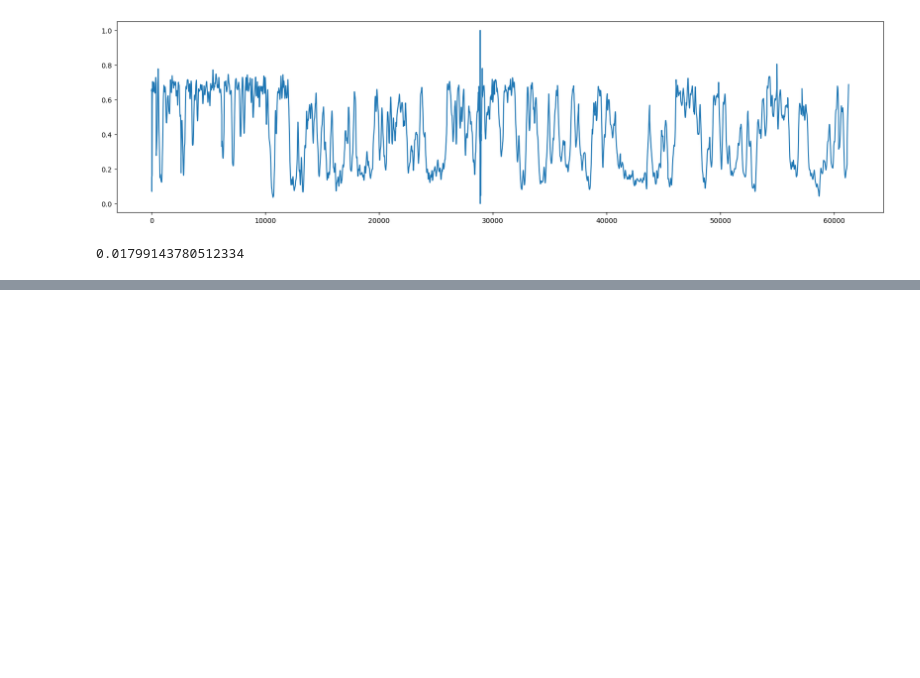
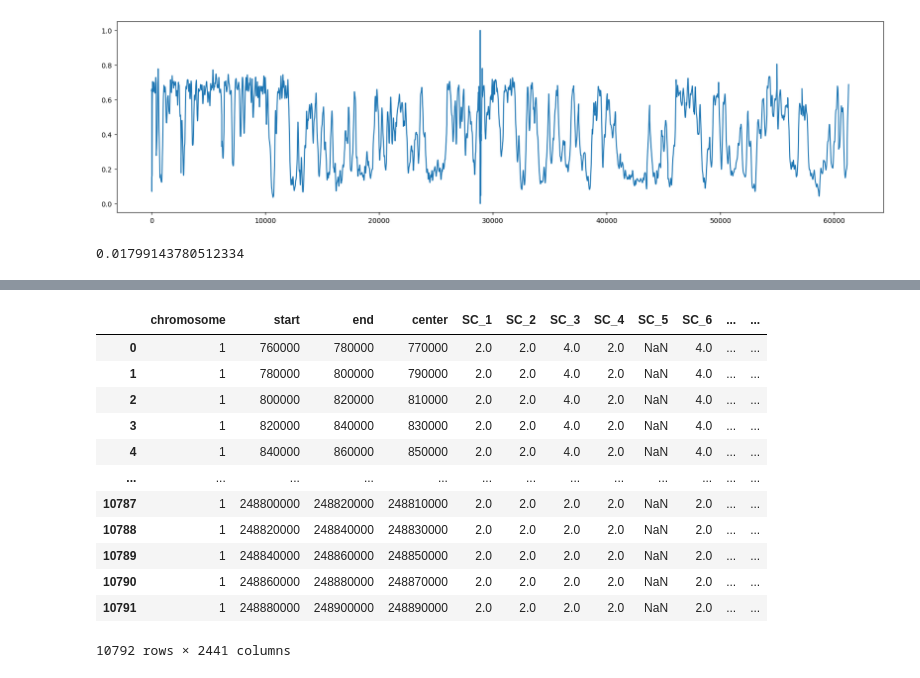
Before and after one commit to SFGLab/RepliSage, a Jupyter notebook: jupies/Replication Timing Curves.ipynb, the cells around one changed output, grey strips where cells are left out. Drawn from its saved outputs; the diff is of its cells as text; code cells hidden in the pictures; blank space fills up the shorter version.

```diff
--- a/jupies/Replication Timing Curves.ipynb
+++ b/jupies/Replication Timing Curves.ipynb
@@ -67,0 +107,16 @@ plt.plot(rep_time)
+# %%
+df[df['chromosome'] == 1]
+# %% [output]
+|  | chromosome | start | end | center | SC_1 | SC_2 | SC_3 | SC_4 | SC_5 | SC_6 | ... | ... |
+| 0 | 1 | 760000 | 780000 | 770000 | 2.0 | 2.0 | 4.0 | 2.0 | NaN | 4.0 | ... | ... |
+| 1 | 1 | 780000 | 800000 | 790000 | 2.0 | 2.0 | 4.0 | 2.0 | NaN | 4.0 | ... | ... |
+| 2 | 1 | 800000 | 820000 | 810000 | 2.0 | 2.0 | 4.0 | 2.0 | NaN | 4.0 | ... | ... |
+| 3 | 1 | 820000 | 840000 | 830000 | 2.0 | 2.0 | 4.0 | 2.0 | NaN | 4.0 | ... | ... |
+| 4 | 1 | 840000 | 860000 | 850000 | 2.0 | 2.0 | 4.0 | 2.0 | NaN | 4.0 | ... | ... |
+| ... | ... | ... | ... | ... | ... | ... | ... | ... | ... | ... | ... | ... |
+| 10787 | 1 | 248800000 | 248820000 | 248810000 | 2.0 | 2.0 | 2.0 | 2.0 | NaN | 2.0 | ... | ... |
+| 10788 | 1 | 248820000 | 248840000 | 248830000 | 2.0 | 2.0 | 2.0 | 2.0 | NaN | 2.0 | ... | ... |
+| 10789 | 1 | 248840000 | 248860000 | 248850000 | 2.0 | 2.0 | 2.0 | 2.0 | NaN | 2.0 | ... | ... |
+| 10790 | 1 | 248860000 | 248880000 | 248870000 | 2.0 | 2.0 | 2.0 | 2.0 | NaN | 2.0 | ... | ... |
+| 10791 | 1 | 248880000 | 248900000 | 248890000 | 2.0 | 2.0 | 2.0 | 2.0 | NaN | 2.0 | ... | ... |
+10792 rows × 2441 columns
```
Also changed, not shown: parts of 4 cells of this notebook, 3 other files.
